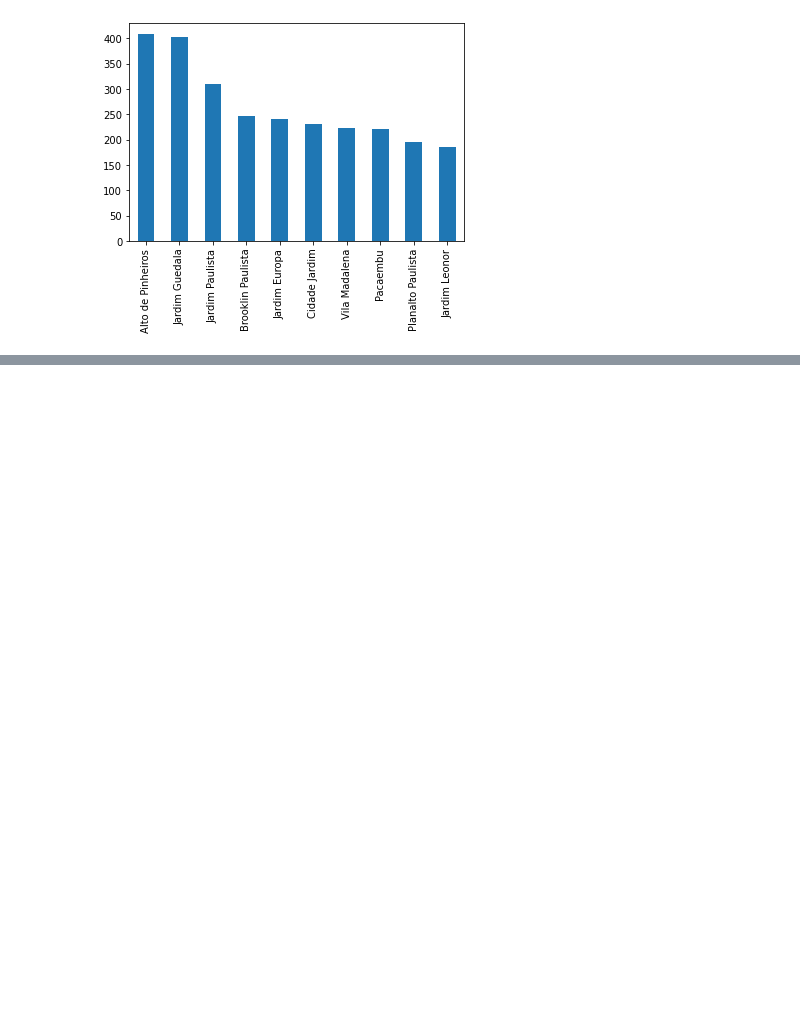
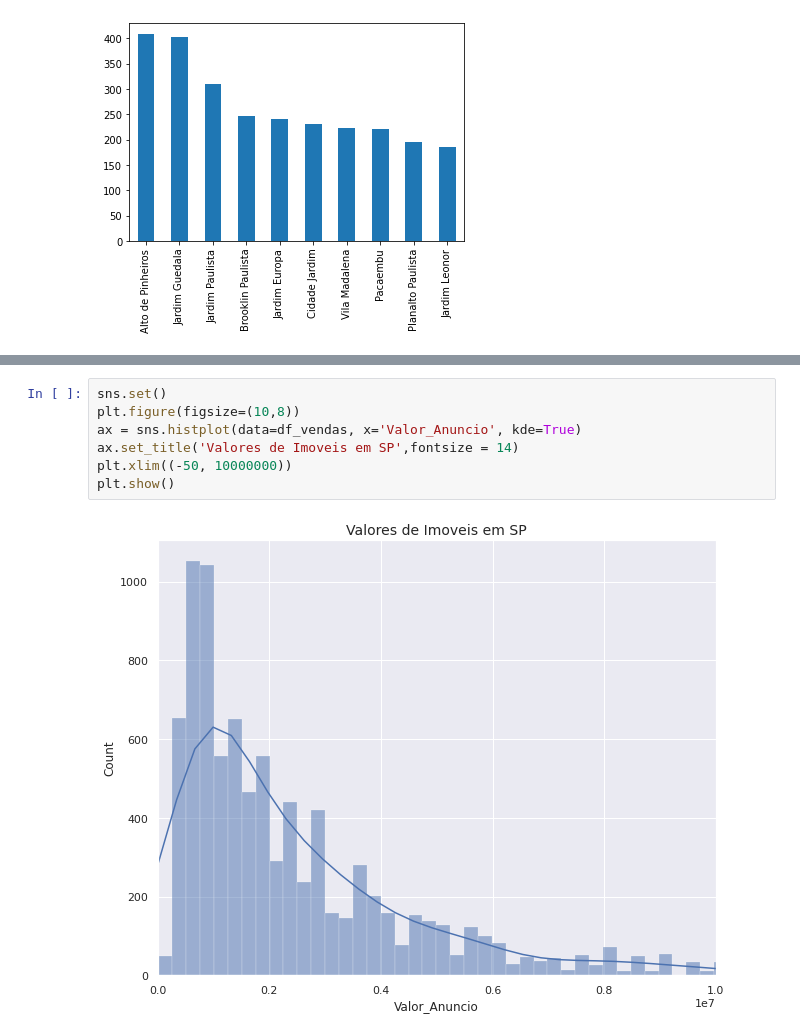
Before and after one commit to Viniciusalgueiro/Alura, a Jupyter notebook: ImersaoAlura03.ipynb, the cells around one changed output, grey strips where cells are left out. Drawn from its saved outputs; the diff is of its cells as text; blank space fills up the shorter version.

```diff
--- a/ImersaoAlura03.ipynb
+++ b/ImersaoAlura03.ipynb
@@ -57,0 +177,9 @@ Bairro_imoveis.plot.bar()
+# %%
+sns.set()
+plt.figure(figsize=(10,8))
+ax = sns.histplot(data=df_vendas, x='Valor_Anuncio', kde=True)
+ax.set_title('Valores de Imoveis em SP',fontsize = 14)
+plt.xlim((-50, 10000000))
+plt.show()
+# %% [output]
+[figure, added]
```
Also changed, not shown: parts of 19 cells of this notebook.
